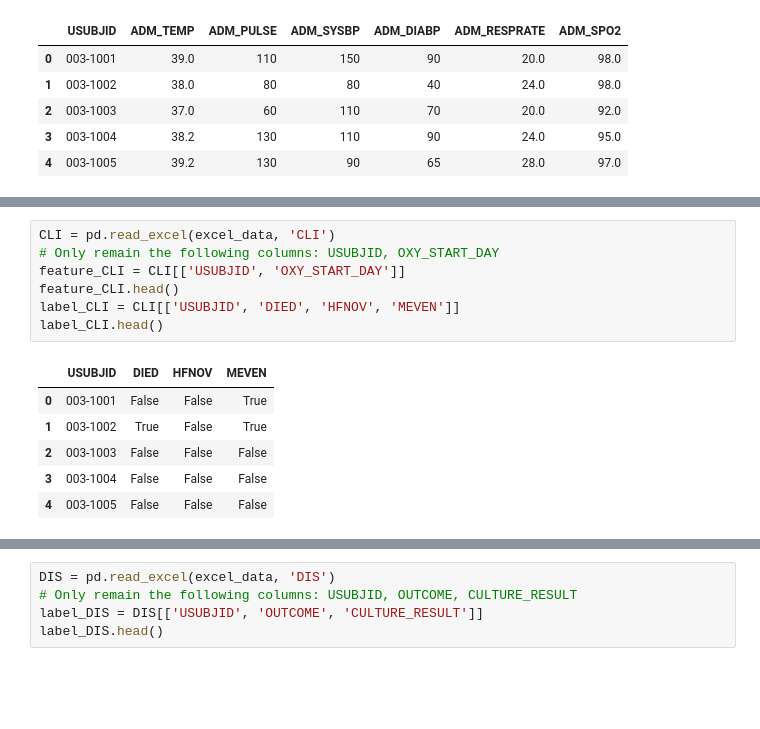
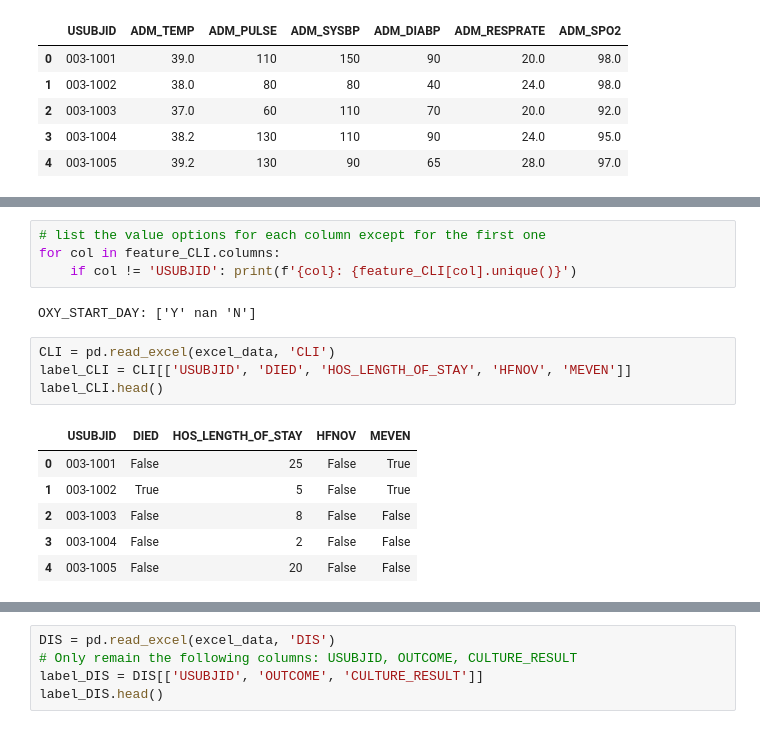
Before and after one commit to patelkayla6/sepsis-dissertation, a Jupyter notebook: codes/preprocess.ipynb, the cells around one changed output, grey strips where cells are left out. Cells and saved outputs as stored; diff of their text form; blank space fills up the shorter version.

```diff
--- a/codes/preprocess.ipynb
+++ b/codes/preprocess.ipynb
@@ -53,14 +138,17 @@ feature_ES.head()
+# %%
+# list the value options for each column except for the first one
+for col in feature_CLI.columns:
+    if col != 'USUBJID': print(f'{col}: {feature_CLI[col].unique()}')
+# %% [output]
+OXY_START_DAY: ['Y' nan 'N']
 # %%
 CLI = pd.read_excel(excel_data, 'CLI')
-# Only remain the following columns: USUBJID, OXY_START_DAY
-feature_CLI = CLI[['USUBJID', 'OXY_START_DAY']]
-feature_CLI.head()
-label_CLI = CLI[['USUBJID', 'DIED', 'HFNOV', 'MEVEN']]
+label_CLI = CLI[['USUBJID', 'DIED', 'HOS_LENGTH_OF_STAY', 'HFNOV', 'MEVEN']]
 label_CLI.head()
 # %% [output]
-|  | USUBJID | DIED | HFNOV | MEVEN |
-| 0 | 003-1001 | False | False | True |
-| 1 | 003-1002 | True | False | True |
-| 2 | 003-1003 | False | False | False |
-| 3 | 003-1004 | False | False | False |
-| 4 | 003-1005 | False | False | False |
+|  | USUBJID | DIED | HOS_LENGTH_OF_STAY | HFNOV | MEVEN |
+| 0 | 003-1001 | False | 25 | False | True |
+| 1 | 003-1002 | True | 5 | False | True |
+| 2 | 003-1003 | False | 8 | False | False |
+| 3 | 003-1004 | False | 2 | False | False |
+| 4 | 003-1005 | False | 20 | False | False |
```
Also changed, not shown: parts of 14 cells of this notebook, 1 other file.
